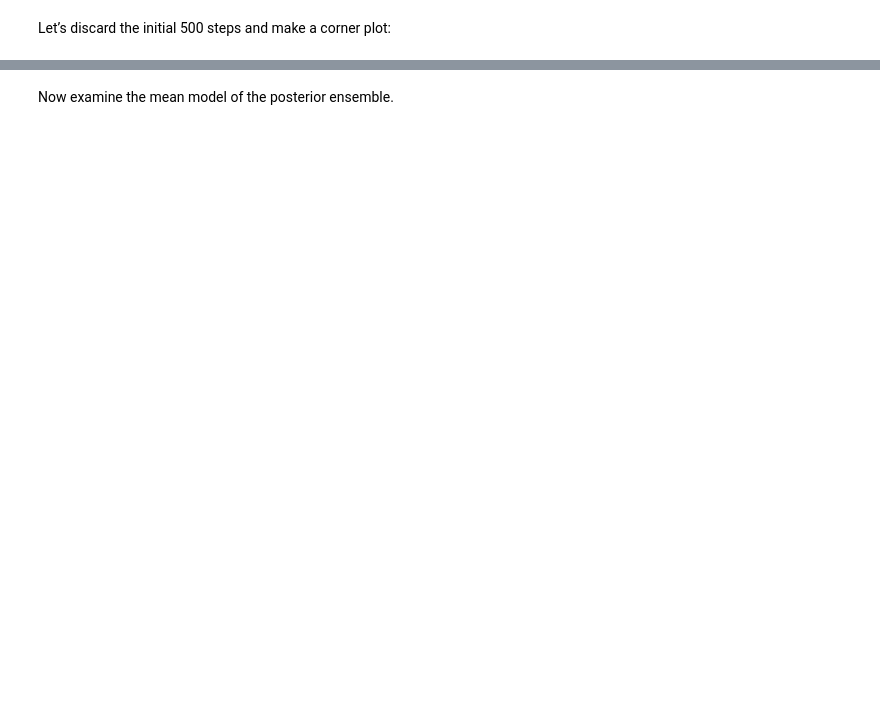
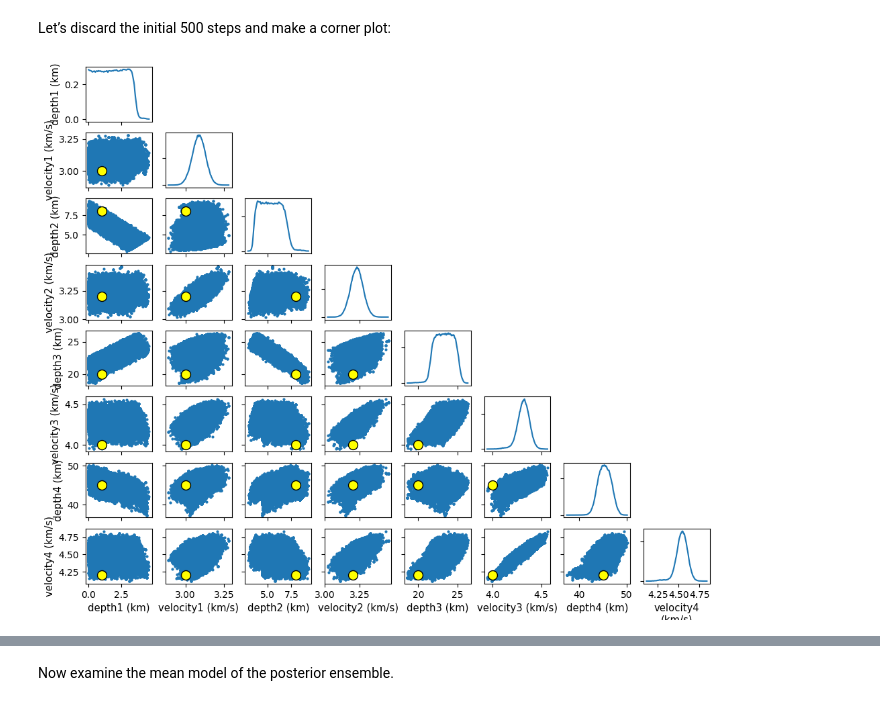
Before and after one commit to inlab-geo/cofi-examples, a Jupyter notebook: examples/receiver_function/receiver_function_inversion_noespresso.ipynb, the cells around one changed output, grey strips where cells are left out. Cells and saved outputs as stored; diff of their text form; code cells hidden in the pictures; blank space fills up the shorter version.

Commit message:
feat: refsol in arviz plot for recfun nsprs example

```diff
--- a/examples/receiver_function/receiver_function_inversion_noespresso.ipynb
+++ b/examples/receiver_function/receiver_function_inversion_noespresso.ipynb
@@ -382,6 +404,33 @@ autocorrelation times for each parameter:
 All autocorrelation times OK
 # %% [markdown]
 Let’s discard the initial 500 steps and make a corner plot:
+# %%
+az_inf_data_after_500 = az_inf_data.sel(draw=slice(300,None))
+
+true_values = {
+    f"{var_names[i]}": true_model[i] for i in range(true_model.size)
+}
+
+fig, axes = plt.subplots(8, 8, figsize=(12, 10))
+_ = arviz.plot_pair(
+    az_inf_data_after_500,
+    marginals=True,
+    ax=axes,
+    textsize=10,
+)
+
+for i, j in np.ndindex(axes.shape):
+    if i == j:
+        continue
+    xlabel = axes[-1, j].get_xlabel()
+    ylabel = axes[i, 0].get_ylabel()
+    x_true = true_values[xlabel]
+    y_true = true_values[ylabel]
+    axes[i, j].plot(x_true, y_true, "yellow", marker="o", ms=10, markeredgecolor="k")
+
+plt.show()
+# %% [output]
+[figure, added]
 # %%
 az_inf_data_after_500 = az_inf_data.sel(draw=slice(300,None))
 
```
Also changed, not shown: parts of 11 cells of this notebook.
